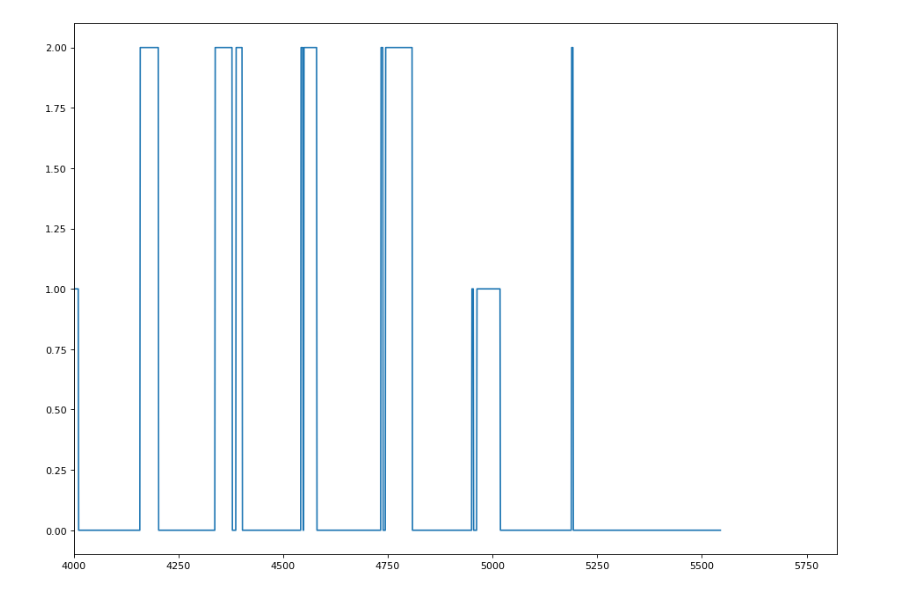
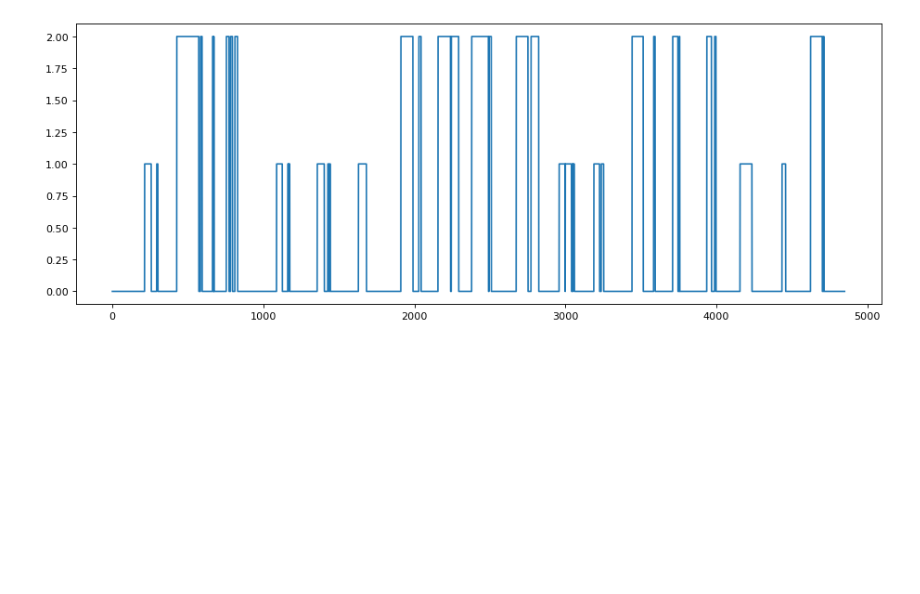
Before and after one commit to mattyhempstead/brain4, a Jupyter notebook: analysis/deep_learning.ipynb, the cells around one changed output. Cells and saved outputs as stored; diff of their text form; code cells hidden in the pictures; blank space fills up the shorter version.

```diff
--- a/analysis/deep_learning.ipynb
+++ b/analysis/deep_learning.ipynb
@@ -64,0 +104,8 @@ plt.plot(seq_data[0])
+# %%
+train_filter = (train_labels_all != 0) | (np.random.random(len(train_labels_all)) < 0.3)
+
+train_data = train_data_all[train_filter]
+train_labels = train_labels_all[train_filter]
+
+print(train_data.shape, train_data)
+print(train_labels.shape, train_labels)
@@ -212,17 +278,15 @@ _________________________________________________________________
 # %%
-import tensorflow as tf
-
 #
 model = tf.keras.Sequential([
-    tf.keras.layers.Flatten(input_shape=(300,)),
-    tf.keras.layers.Dropout(.95, input_shape=(300,)),
+    tf.keras.layers.Flatten(input_shape=INPUT_SHAPE),
+    tf.keras.layers.Dropout(.95, input_shape=INPUT_SHAPE),
 
     tf.keras.layers.Dense(64, activation='relu'),
 #     tf.keras.layers.Dropout(.2, input_shape=(16,)),
 
     tf.keras.layers.Dense(32, activation='relu'),
 
-    tf.keras.layers.Dense(3)
+    tf.keras.layers.Dense(OUTPUT_SHAPE)
 ])
 
 model.summary()
@@ -253,13 +317,13 @@ model.compile(
     metrics=['accuracy']
 )
 
-EPOCHS = 50
+EPOCHS = 1000
 
 history = model.fit(
-    train_seq,
+    train_data,
     train_labels,
     epochs=EPOCHS,
-    validation_data=(test_seq, test_labels)
+    validation_data=(test_data, test_labels)
 #     batch_size=16
 )
 # %% [output]
@@ -329,6 +412,12 @@ array([[4090,  173,  182],
 
 # Should add additional check which uses the output of this neural network itself as a feature.
 # eg. The ANN needs to output "Left" or "Right" for 90% (or 50%?) of a sequence 0.1 seconds long.
+
+plt.figure(figsize=(14, 5), dpi=80)
+
+
+predictions = model.predict(test_data)
+predictions = tf.nn.softmax(predictions, axis=1)
 
 pred_none = np.array([i[0] for i in predictions])
 pred_left = np.array([i[1] for i in predictions])
@@ -338,14 +427,11 @@ print(pred_none)
 print(pred_left)
 print(pred_right)
 
-
-plt.figure(figsize=(14, 10), dpi=80)
-
 plt.plot(pred_none, color="red")
 plt.plot(pred_left, color="green")
 plt.plot(pred_right, color="blue")
 
-plt.xlim(4000)
+# plt.xlim(4000)
 
 plt.show()
 # %% [output]
@@ -365,9 +450,10 @@ plt.show()
 # %%
 # Final preds
+event_pred = np.argmax(predictions, axis=1)
 
-plt.figure(figsize=(14, 10), dpi=80)
+plt.figure(figsize=(14, 5), dpi=80)
 plt.plot(event_pred)
-plt.xlim(4000)
+# plt.xlim(4000)
 plt.show()
 # %% [output]
-[figure, old version]
+[figure, new version]
```
Also changed, not shown: parts of 22 cells of this notebook, 16 other files.
